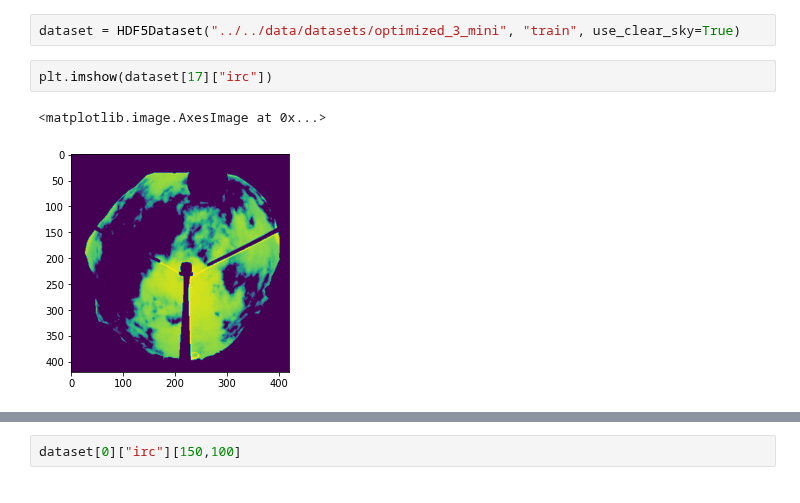
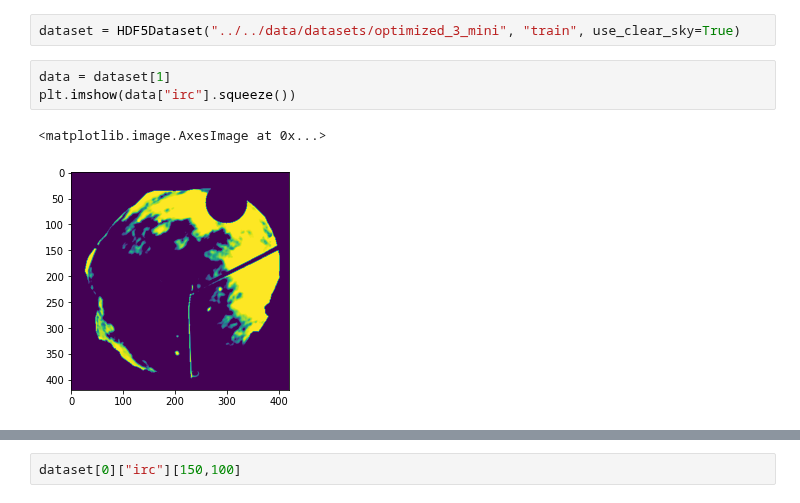
Before and after one commit to elrichgro/cloudseg, a Jupyter notebook: cloudseg/notebooks/test_script_output.ipynb, the cells around one changed output, grey strips where cells are left out. Cells and saved outputs as stored; diff of their text form.

```diff
--- a/cloudseg/notebooks/test_script_output.ipynb
+++ b/cloudseg/notebooks/test_script_output.ipynb
@@ -95,7 +95,8 @@ from cloudseg.training.cloud_dataset import HDF5Dataset
 # %%
 dataset = HDF5Dataset("../../data/datasets/optimized_3_mini", "train", use_clear_sky=True)
 # %%
-plt.imshow(dataset[17]["irc"])
+data = dataset[1]
+plt.imshow(data["irc"].squeeze())
 # %% [output]
 <matplotlib.image.AxesImage at 0x...>
-[figure, old version]
+[figure, new version]
```
Also changed, not shown: parts of 7 cells of this notebook.
